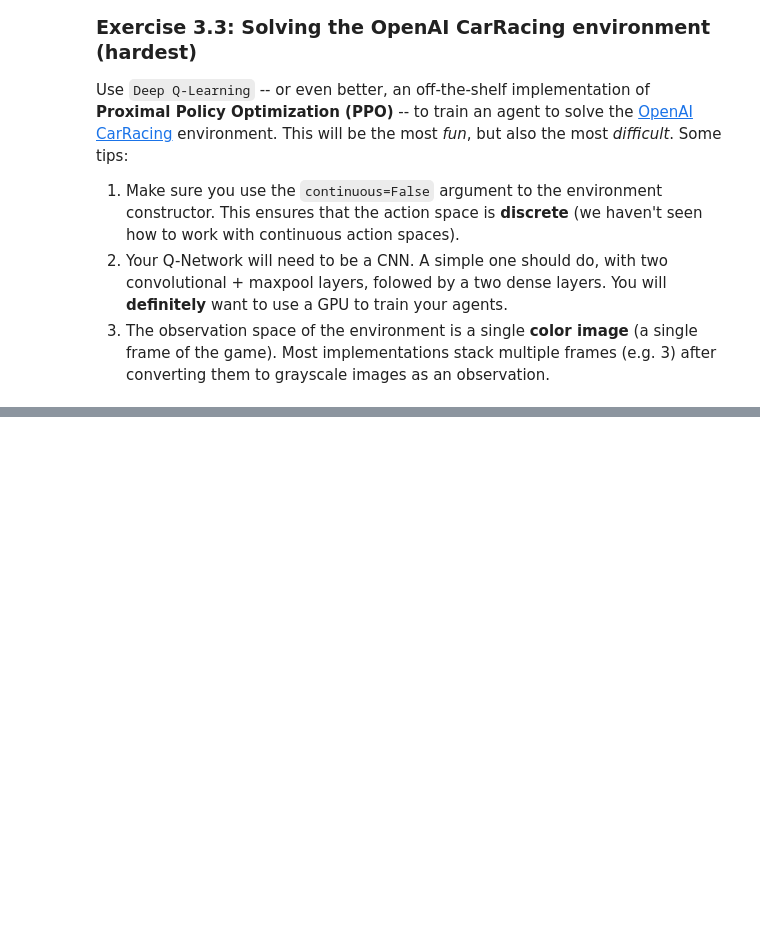
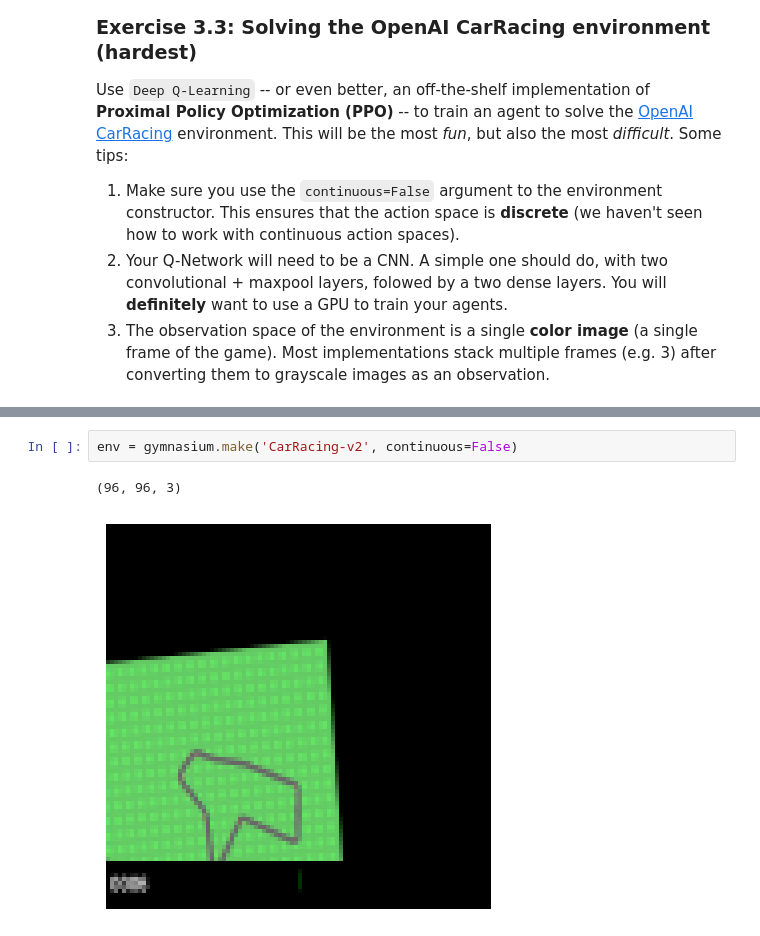
Before and after one commit to marcochisciedu/DLAProjects, a Jupyter notebook: Lab3-DRL.ipynb, the cells around one changed output, grey strips where cells are left out. Drawn from its saved outputs; the diff is of its cells as text; blank space fills up the shorter version.

```diff
--- a/Lab3-DRL.ipynb
+++ b/Lab3-DRL.ipynb
@@ -1003,0 +1164,5 @@ Use `Deep Q-Learning` -- or even better, an off-the-shelf implementation of **Pr
+# %%
+env = gymnasium.make('CarRacing-v2', continuous=False)
+# %% [output]
+(96, 96, 3)
+[figure, added]
```
Also changed, not shown: parts of 6 cells of this notebook, 2 other files.
